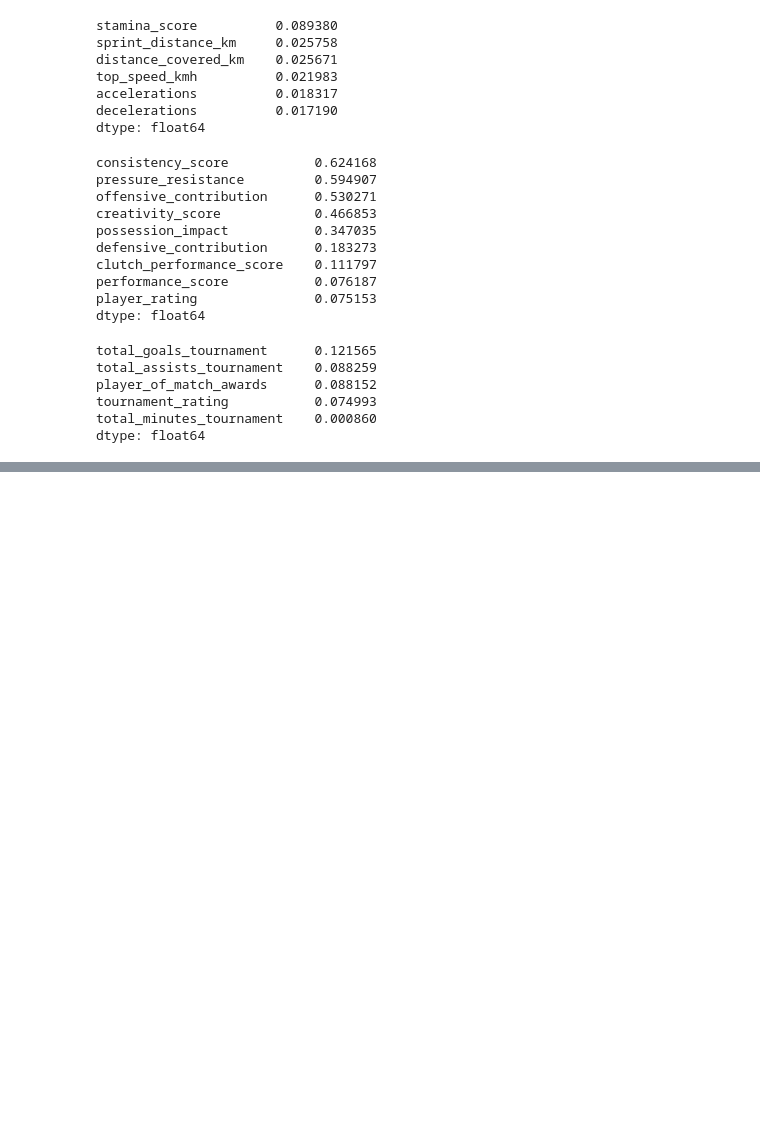
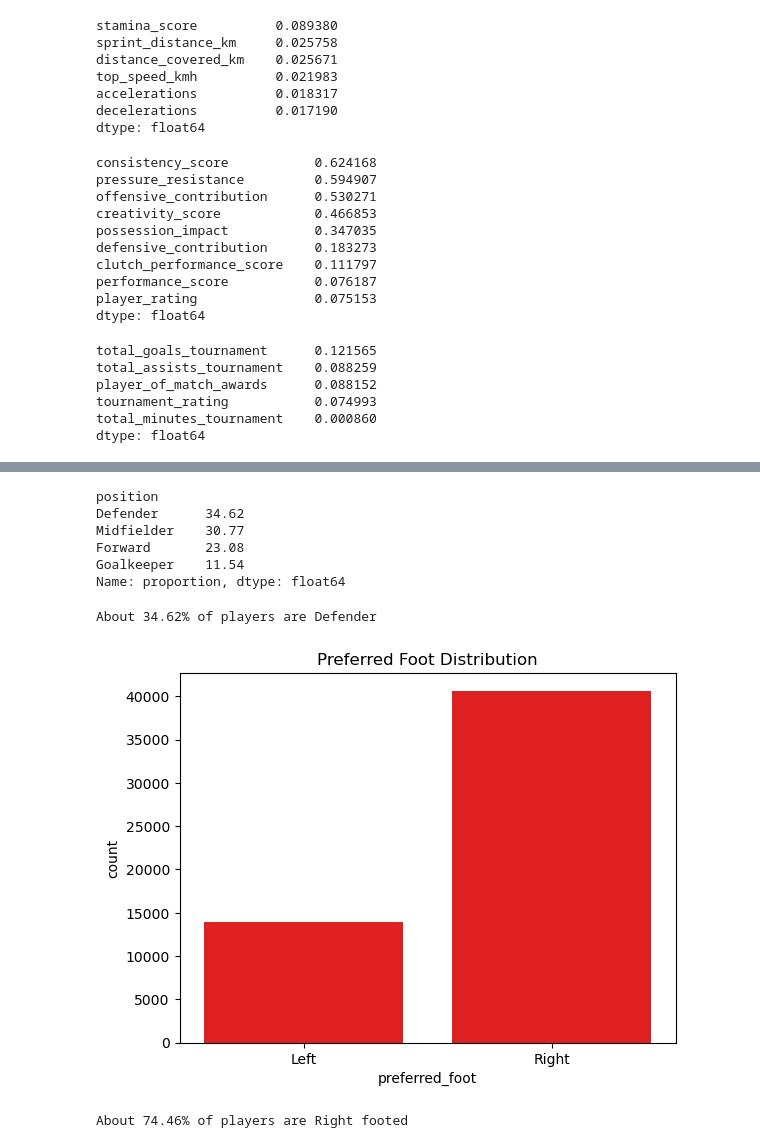
Before and after one commit to himashooo/FiFa-2026, a Jupyter notebook: fifa 2026 player_perf.ipynb, the cells around one changed output, grey strips where cells are left out. Saved outputs shown, nothing was run; the diff lists cells and outputs as text; code cells hidden in the pictures; blank space fills up the shorter version.

```diff
--- a/fifa 2026 player_perf.ipynb
+++ b/fifa 2026 player_perf.ipynb
@@ -226,0 +248,23 @@ not_useful=['player_id','player_name','jersey_number','height_cm','weight_kg','c
+# %%
+print(df['position'].value_counts(normalize=True).mul(100).round(2))
+# %% [output]
+position
+Defender      34.62
+Midfielder    30.77
+Forward       23.08
+Goalkeeper    11.54
+Name: proportion, dtype: float64
+# %%
+print(f"About {(df['position']=='Defender').sum()*100/len(df):.2f}% of players are Defender")
+# %% [output]
+About 34.62% of players are Defender
+# %%
+sns.countplot(data=df,x='preferred_foot',color='red')
+plt.title("Preferred Foot Distribution")
+plt.show()
+# %% [output]
+[figure, added]
+# %%
+print(f"About {(df['preferred_foot']=='Right').sum()*100/len(df):.2f}% of players are Right footed")
+# %% [output]
+About 74.46% of players are Right footed
```
Also changed, not shown: parts of 3 cells of this notebook.
